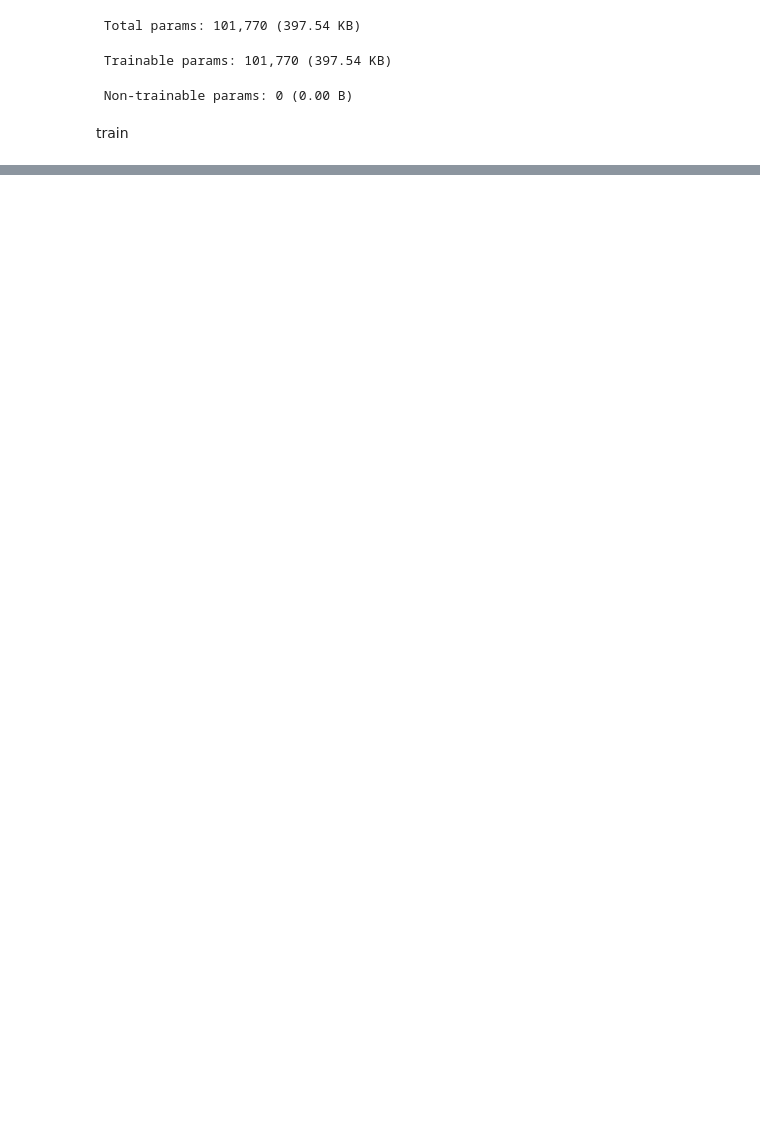
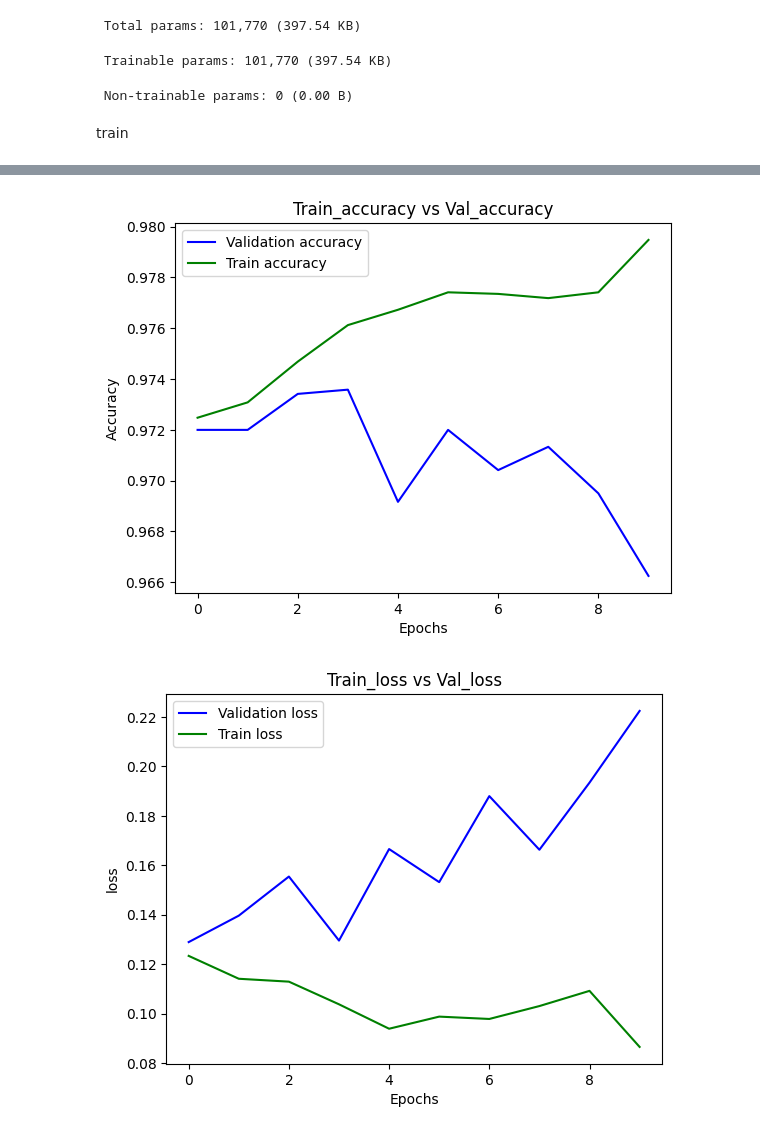
Before and after one commit to greeshmavgowda/ai-ml-bc, a Jupyter notebook: mnist_cdataset.ipynb, the cells around one changed output, grey strips where cells are left out. Saved outputs shown, nothing was run; the diff lists cells and outputs as text; code cells hidden in the pictures; blank space fills up the shorter version.

```diff
--- a/mnist_cdataset.ipynb
+++ b/mnist_cdataset.ipynb
@@ -86,0 +108,21 @@ Epoch 10/10
+# %%
+#visualization
+plt.plot(result.history['val_accuracy'],label='Validation accuracy',color="blue")
+plt.plot(result.history['accuracy'],label='Train accuracy',color="green")
+plt.title("Train_accuracy vs Val_accuracy")
+plt.xlabel("Epochs")
+plt.ylabel("Accuracy")
+plt.legend()
+plt.show()
+
+
+plt.plot(result.history['val_loss'],label='Validation loss',color="blue")
+plt.plot(result.history['loss'],label='Train loss',color="green")
+plt.title("Train_loss vs Val_loss")
+plt.xlabel("Epochs")
+plt.ylabel("loss")
+plt.legend()
+plt.show()
+# %% [output]
+[figure, added]
+[figure, added]
```
Also changed, not shown: parts of 5 cells of this notebook, 1 other file.
